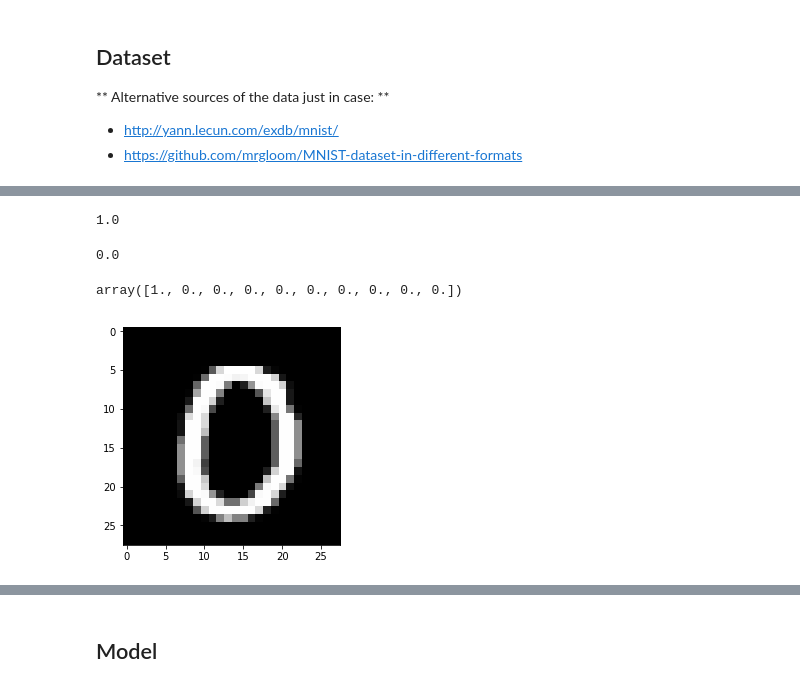
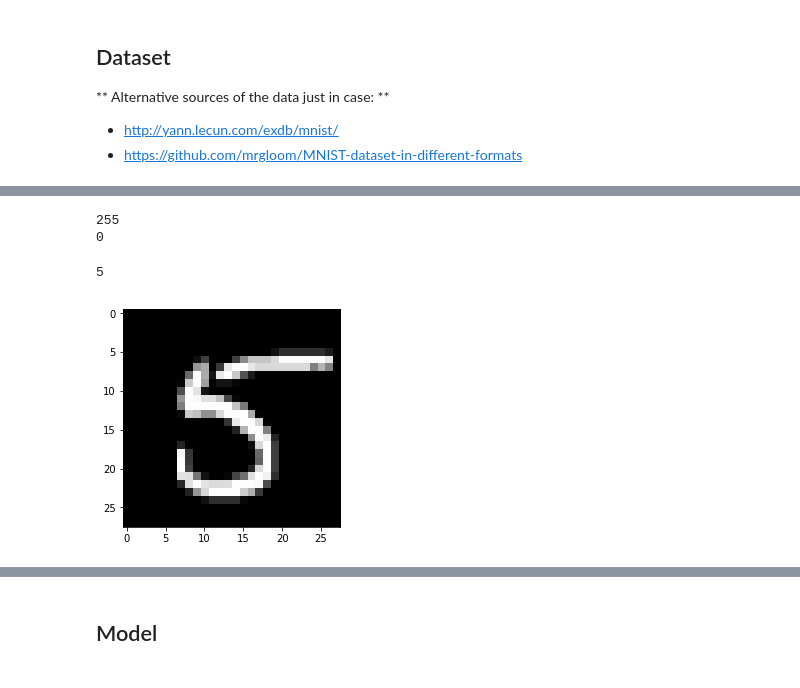
Before and after one commit to dangkhoadl/my-Machine-Learning, a Jupyter notebook: CourseUdemy_Tensorflow/3_CNN/1_MNIST_Softmax.ipynb, the cells around one changed output, grey strips where cells are left out. Saved outputs shown, nothing was run; the diff lists cells and outputs as text; code cells hidden in the pictures.

Commit message:
Update tensorflow

```diff
--- a/CourseUdemy_Tensorflow/3_CNN/1_MNIST_Softmax.ipynb
+++ b/CourseUdemy_Tensorflow/3_CNN/1_MNIST_Softmax.ipynb
@@ -13,7 +13,3 @@ tf.set_random_seed(101)
 
 * http://yann.lecun.com/exdb/mnist/
 * https://github.com/mrgloom/MNIST-dataset-in-different-formats
-# %%
-from tensorflow.examples.tutorials.mnist import input_data
-
-mnist = input_data.read_data_sets("MNIST_data/",one_hot=True)
@@ -54,0 +16,19 @@ display(y_test.shape)
+# %%
+from keras.datasets import mnist
+
+(X, y), (X_test, y_test) = mnist.load_data('/tmp/mnist.npz')
+
+from sklearn.model_selection import train_test_split
+
+X_train, X_val, y_train, y_val = train_test_split(
+    X, y,
+    test_size=0.2, random_state=42)
+
+print(X_train.shape)
+print(y_train.shape)
+print('')
+print(X_val.shape)
+print(y_val.shape)
+print('')
+print(X_test.shape)
+print(y_test.shape)
@@ -55,13 +45,13 @@ display(y_test.shape)
 # %%
-# Dataset is already normalized
-display(X_train[2].max())
-display(X_train[2].min())
+# not normalized
+print(X_train[0].max())
+print(X_train[0].min())
 # %% [output]
-1.0
+255
+0
-0.0
 # %%
-plt.imshow(X_train[10].reshape(28,28),cmap='gist_gray')
-display(y_train[10])
+plt.imshow(X_train[0], cmap='gray');
+print(y_train[0])
 # %% [output]
-array([1., 0., 0., 0., 0., 0., 0., 0., 0., 0.])
+5
-[figure, old version]
+[figure, new version]
```
Also changed, not shown: parts of 15 cells of this notebook, 20 other files.
